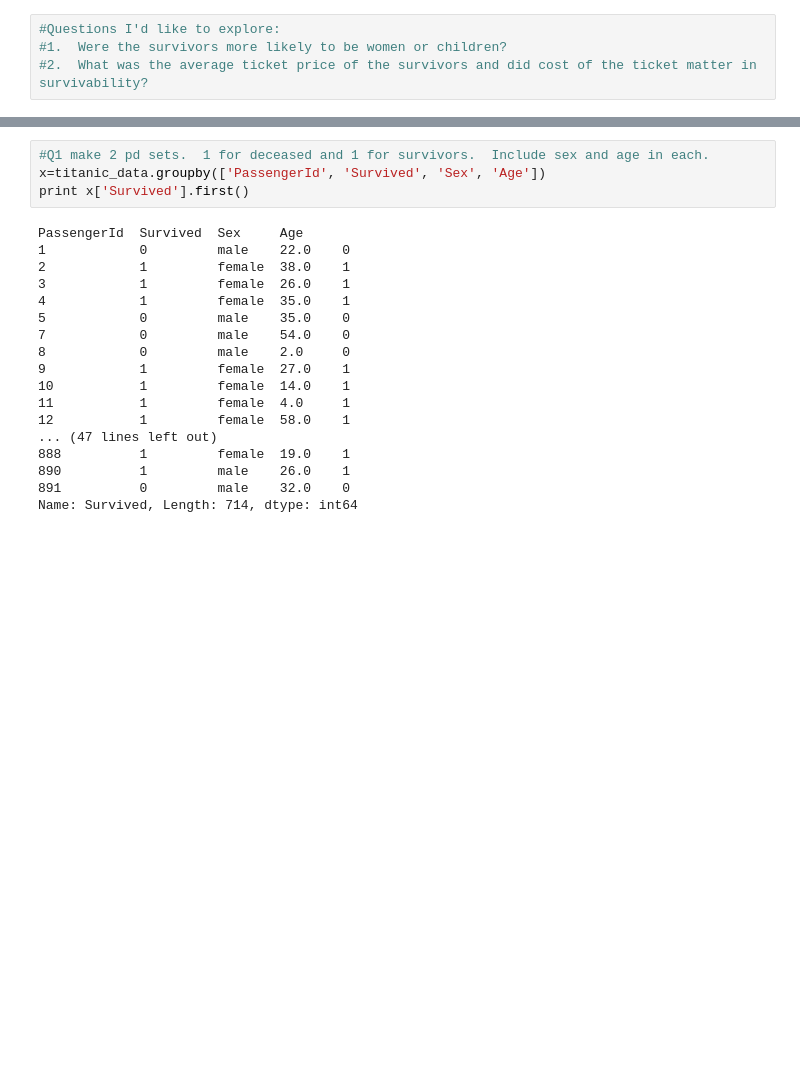
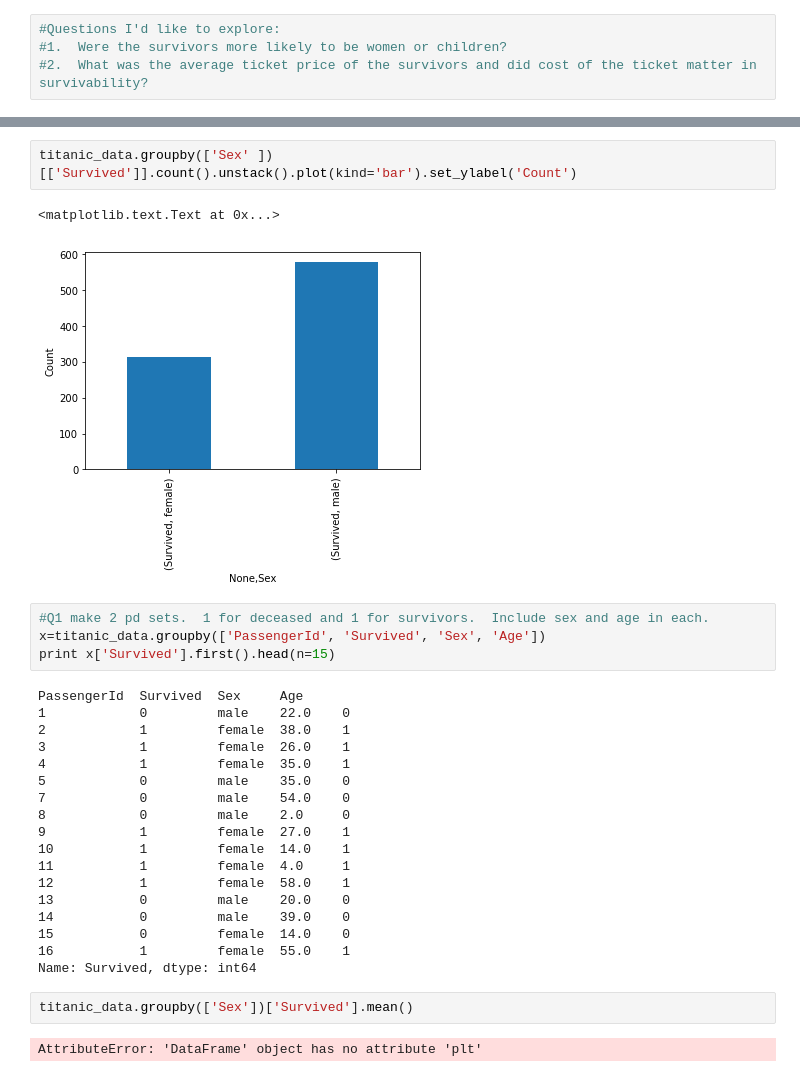
Before and after one commit to kmusante/titanic_data, a Jupyter notebook: titanic.ipynb, the cells around one changed output, grey strips where cells are left out. Drawn from its saved outputs; the diff is of its cells as text; blank space fills up the shorter version.

```diff
--- a/titanic.ipynb
+++ b/titanic.ipynb
@@ -35,7 +66,12 @@ print titanic_data
+# %%
+titanic_data.groupby(['Sex' ])[['Survived']].count().unstack().plot(kind='bar').set_ylabel('Count')
+# %% [output]
+<matplotlib.text.Text at 0x...>
+[figure, added]
 # %%
 #Q1 make 2 pd sets.  1 for deceased and 1 for survivors.  Include sex and age in each.
 x=titanic_data.groupby(['PassengerId', 'Survived', 'Sex', 'Age'])
-print x['Survived'].first()
+print x['Survived'].first().head(n=15)
 # %% [output]
 PassengerId  Survived  Sex     Age
 1            0         male    22.0    0
@@ -49,8 +85,12 @@ PassengerId  Survived  Sex     Age
 10           1         female  14.0    1
 11           1         female  4.0     1
 12           1         female  58.0    1
-... (47 lines left out)
-888          1         female  19.0    1
-890          1         male    26.0    1
-891          0         male    32.0    0
-Name: Survived, Length: 714, dtype: int64
+13           0         male    20.0    0
+14           0         male    39.0    0
+15           0         female  14.0    0
+16           1         female  55.0    1
+Name: Survived, dtype: int64
+# %%
+titanic_data.groupby(['Sex'])['Survived'].mean()
+# %% [output]
+AttributeError: 'DataFrame' object has no attribute 'plt'
```
Also changed, not shown: parts of 16 cells of this notebook.
